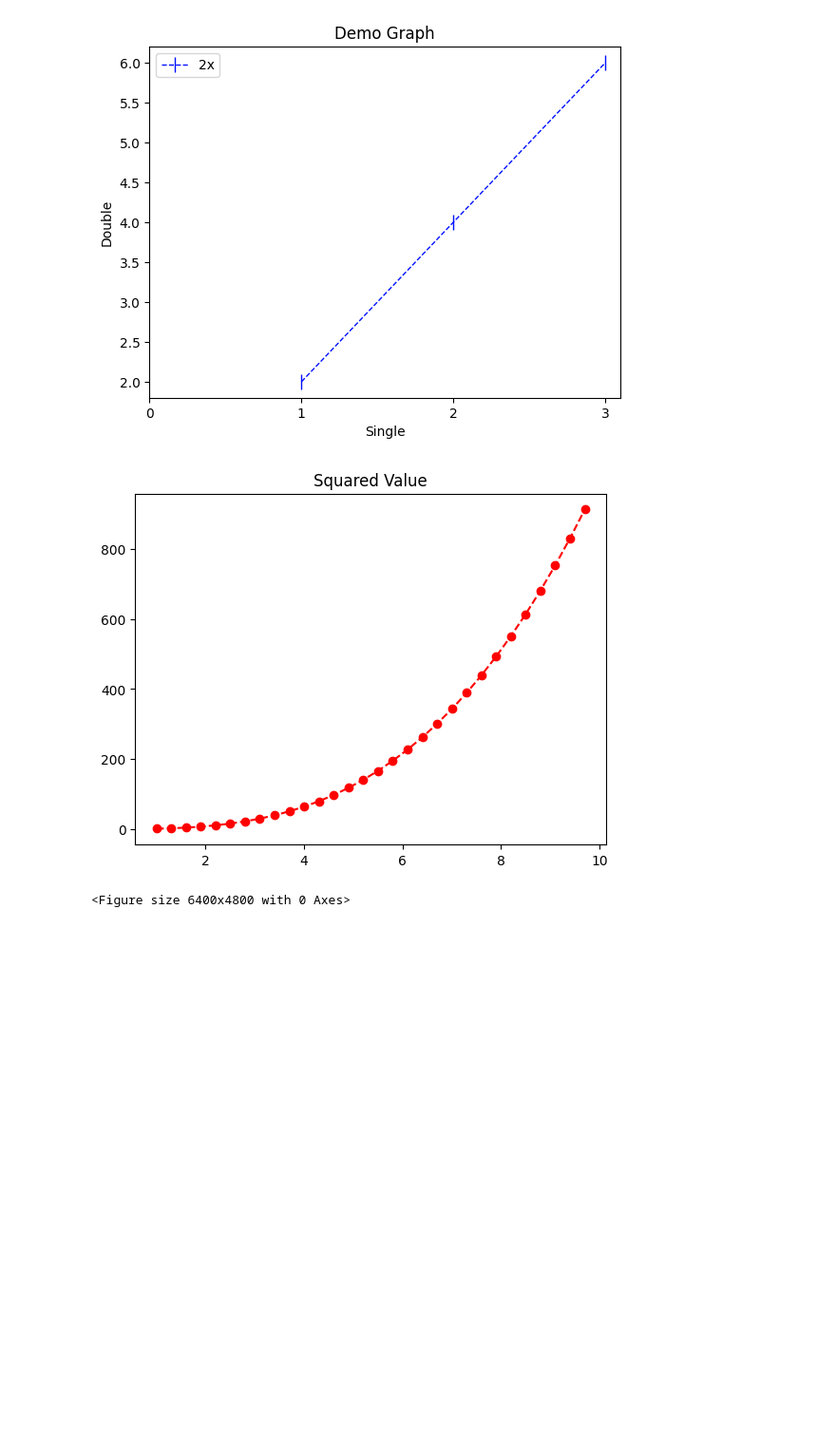
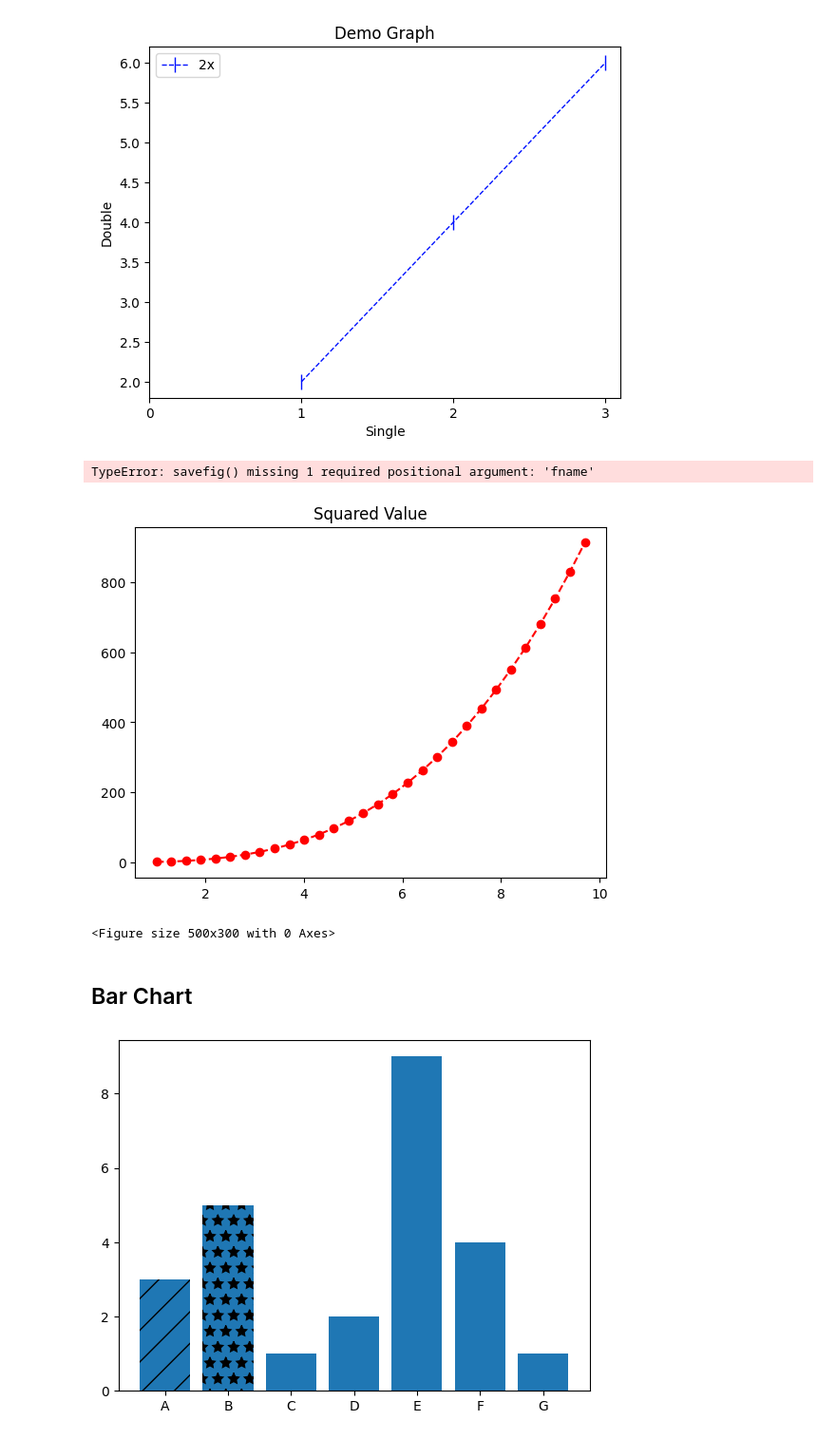
Before and after one commit to danielprinceD/DataScience, a Jupyter notebook: matplotlib.ipynb, the cells around one changed output. Shown: that part at 95% size. Cells and saved outputs as stored; diff of their text form; code cells hidden in the pictures; blank space fills up the shorter version.

Commit message:
feat:bar chart

```diff
--- a/matplotlib.ipynb
+++ b/matplotlib.ipynb
@@ -47,8 +47,19 @@ import numpy as np
 count = np.arange(1 , 10 , 0.3)
 plt.plot(count , count ** 3 , 'ro--' ,label = 'square'  )
 plt.title("Squared Value")
-plt.figure(dpi=1000)
+plt.figure(figsize=(5 , 3))
 plt.show()
 # %% [output]
+TypeError: savefig() missing 1 required positional argument: 'fname'
 [figure]
-<Figure size 6400x4800 with 0 Axes>
+<Figure size 500x300 with 0 Axes>
+# %% [markdown]
+## Bar Chart
+# %%
+val = [3 , 5, 1,2 ,9 , 4]
+val.append(1)
+bar = plt.bar( ['A' , 'B' , 'C' , 'D' , 'E' , 'F' , 'G'] , val )
+bar[0].set_hatch('/')
+bar[1].set_hatch('*')
+# %% [output]
+[figure, added]
```
Also changed, not shown: parts of 7 cells of this notebook, 1 other file.
